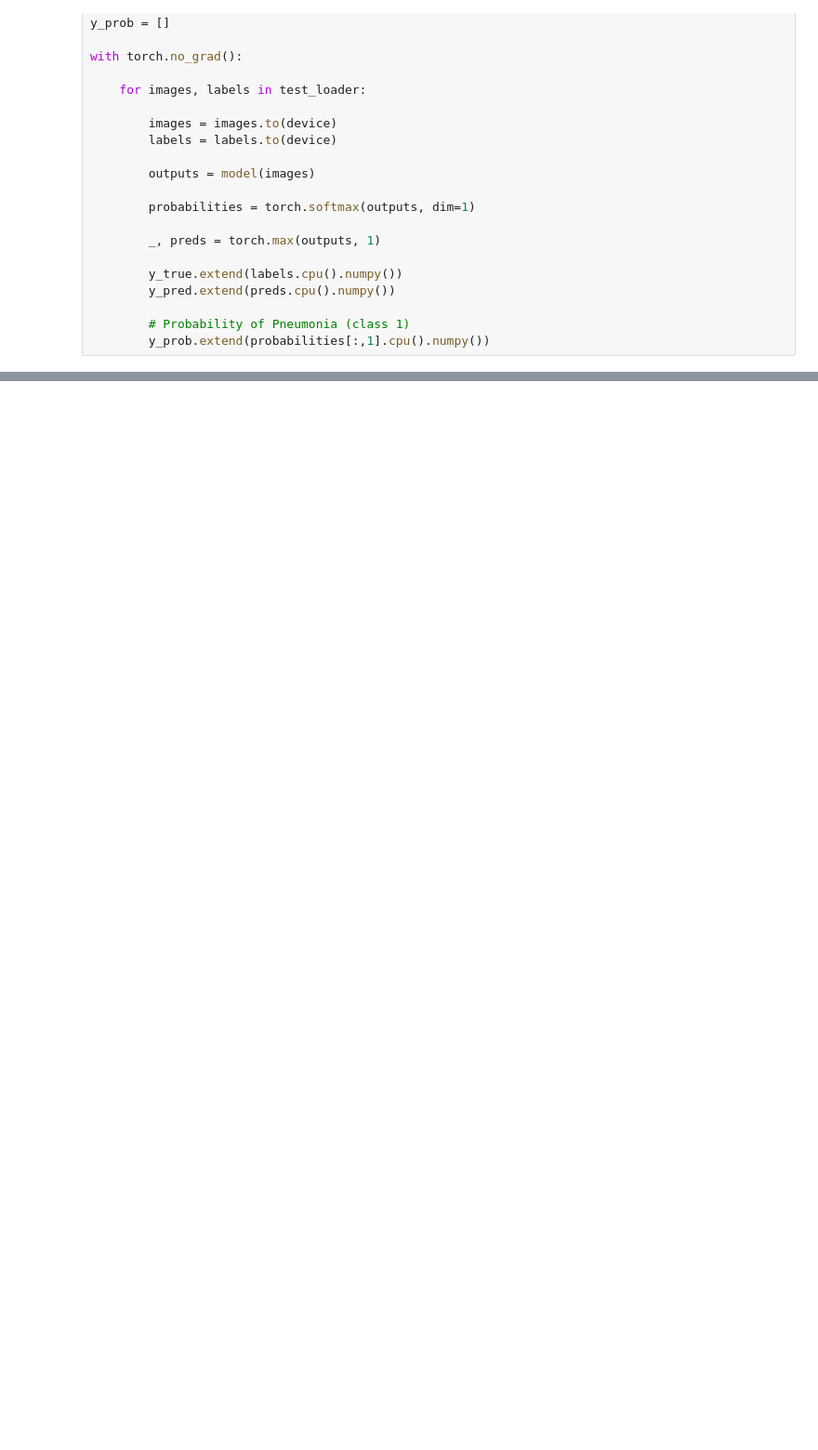
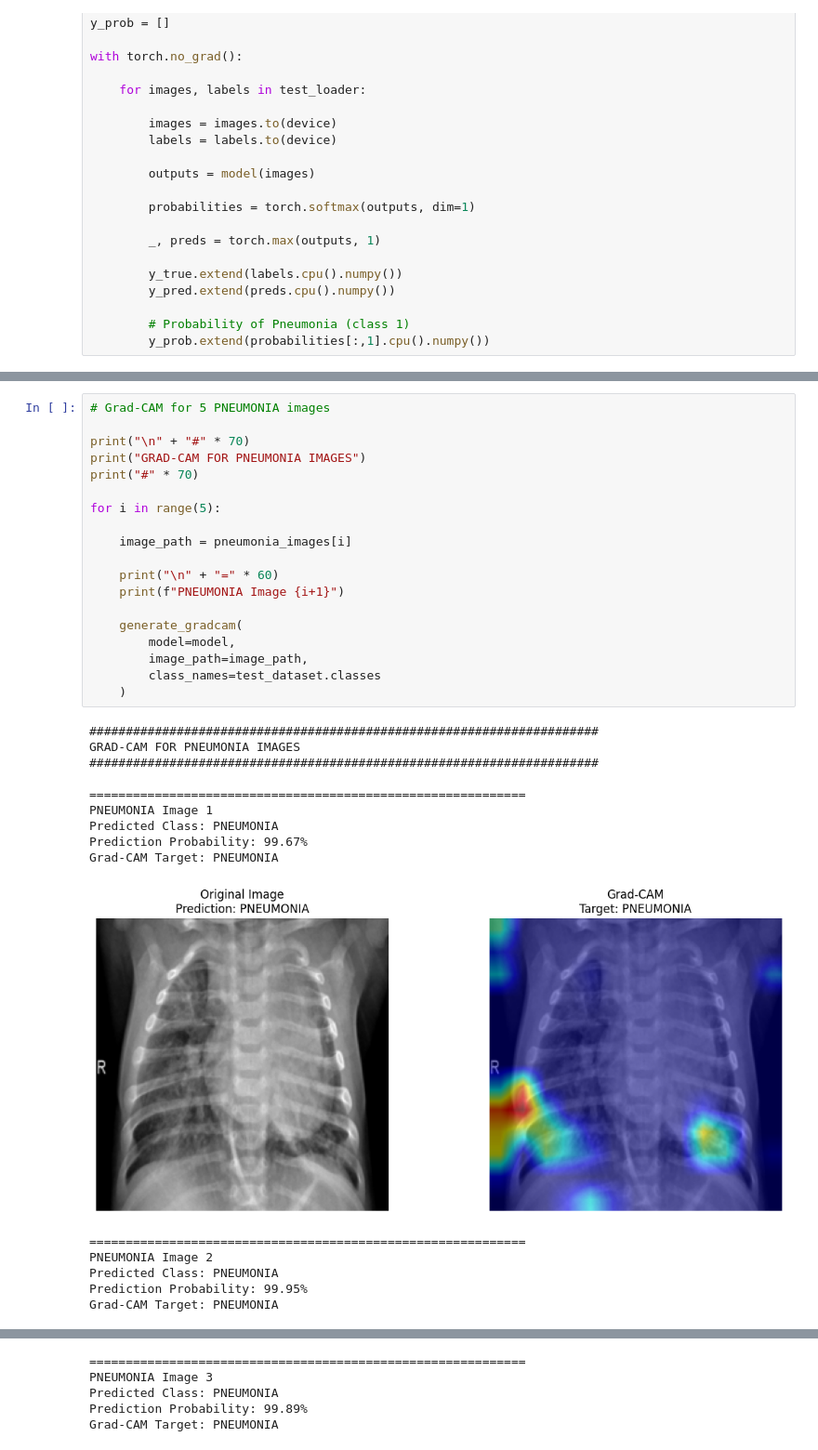
Before and after one commit to Mostafij-k/Deep_Learning_Pretrained_Model_Comparision_with_Chest_Xray_Pneumonia, a Jupyter notebook: Pneumonia_Classification_AlexNET.ipynb, the cells around one changed output, grey strips where cells are left out. Shown at 93% size. Cells and saved outputs as stored; diff of their text form; blank space fills up the shorter version.

```diff
--- a/Pneumonia_Classification_AlexNET.ipynb
+++ b/Pneumonia_Classification_AlexNET.ipynb
@@ -428,0 +749,35 @@ plt.show()
+# %%
+# Grad-CAM for 5 PNEUMONIA images
+
+print("\n" + "#" * 70)
+print("GRAD-CAM FOR PNEUMONIA IMAGES")
+print("#" * 70)
+
+for i in range(5):
+
+    image_path = pneumonia_images[i]
+
+    print("\n" + "=" * 60)
+    print(f"PNEUMONIA Image {i+1}")
+
+    generate_gradcam(
+        model=model,
+        image_path=image_path,
+        class_names=test_dataset.classes
+    )
+# %% [output]
+######################################################################
+GRAD-CAM FOR PNEUMONIA IMAGES
+######################################################################
+
+============================================================
+PNEUMONIA Image 1
+Predicted Class: PNEUMONIA
+Prediction Probability: 99.67%
+Grad-CAM Target: PNEUMONIA
+[figure, added]
+============================================================
+PNEUMONIA Image 2
+Predicted Class: PNEUMONIA
+Prediction Probability: 99.95%
+Grad-CAM Target: PNEUMONIA
@@ -428,0 +785,5 @@ plt.show()
+============================================================
+PNEUMONIA Image 3
+Predicted Class: PNEUMONIA
+Prediction Probability: 99.89%
+Grad-CAM Target: PNEUMONIA
```
Also changed, not shown: parts of 28 cells of this notebook.
